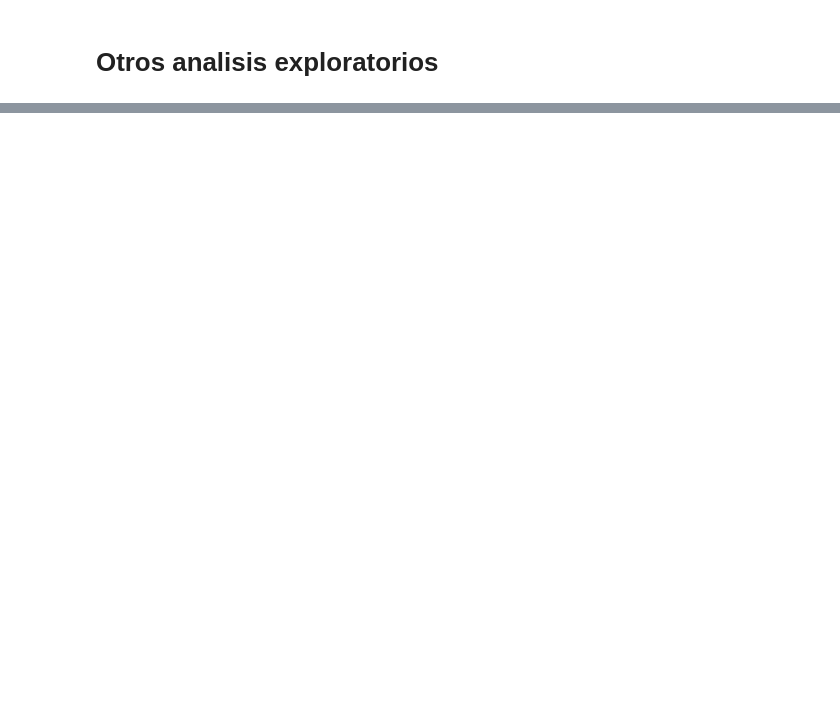
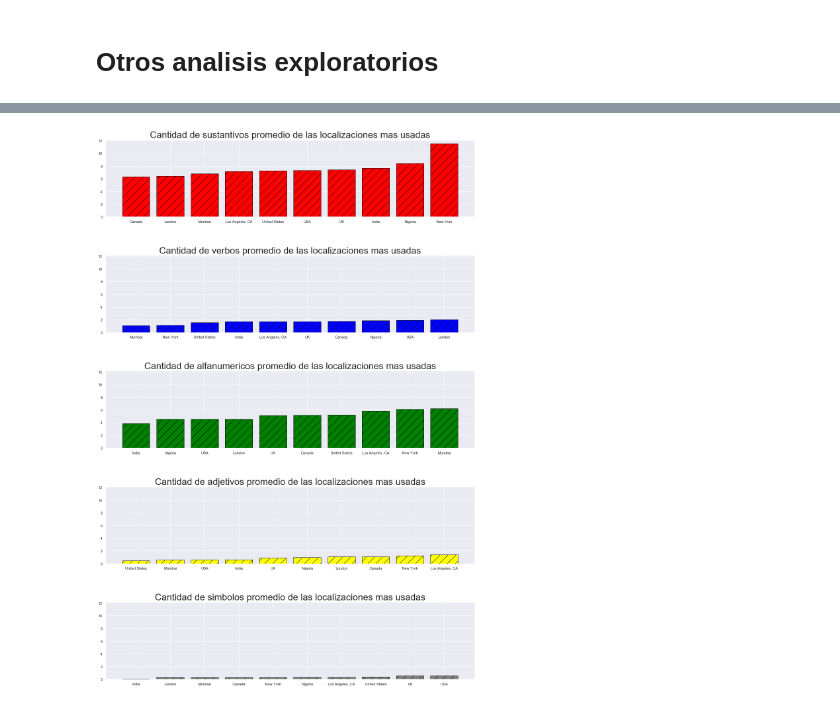
Before and after one commit to SergioCalvani/75.06-Datos-TP1-2020, a Jupyter notebook: TP1 - Analisis Exploratorio - Giova.ipynb, the cells around one changed output, grey strips where cells are left out. Drawn from its saved outputs; the diff is of its cells as text; code cells hidden in the pictures; blank space fills up the shorter version.

```diff
--- a/TP1 - Analisis Exploratorio - Giova.ipynb
+++ b/TP1 - Analisis Exploratorio - Giova.ipynb
@@ -526,0 +546,33 @@ df_text_filtrado.head(2)
+# %%
+from matplotlib.patches import Ellipse, Polygon
+
+sustantivos = df_text_filtrado.groupby('location')['cant_sustantivos'].agg('mean').reset_index(name='mean').sort_values(by='mean')
+verbos = df_text_filtrado.groupby('location')['cant_verbos'].agg('mean').reset_index(name='mean').sort_values(by='mean')
+alfanumericos = df_text_filtrado.groupby('location')['cant_alfanumericos'].agg('mean').reset_index(name='mean').sort_values(by='mean')
+adjetivos = df_text_filtrado.groupby('location')['cant_adjetivos'].agg('mean').reset_index(name='mean').sort_values(by='mean')
+simbolos = df_text_filtrado.groupby('location')['cant_simbolos'].agg('mean').reset_index(name='mean').sort_values(by='mean')
+
+fig, (ax1,ax2,ax3,ax4,ax5) = plt.subplots(nrows=5, ncols=1, figsize=(20, 30), sharey=True)
+
+
+ax1.set_title('Cantidad de sustantivos promedio de las localizaciones mas usadas',fontSize=28)
+ax1.bar(sustantivos['location'],sustantivos['mean'], color='red', edgecolor='black', hatch="/")
+
+ax2.set_title('Cantidad de verbos promedio de las localizaciones mas usadas',fontSize=28)
+ax2.bar(verbos['location'],verbos['mean'], color='blue', edgecolor='black', hatch="/")
+
+ax3.set_title('Cantidad de alfanumericos promedio de las localizaciones mas usadas',fontSize=28)
+ax3.bar(alfanumericos['location'],alfanumericos['mean'], color='green', edgecolor='black', hatch="/")
+
+ax4.set_title('Cantidad de adjetivos promedio de las localizaciones mas usadas',fontSize=28)
+ax4.bar(adjetivos['location'],adjetivos['mean'], color='yellow', edgecolor='black', hatch="/")
+
+ax5.set_title('Cantidad de simbolos promedio de las localizaciones mas usadas',fontSize=28)
+ax5.bar(simbolos['location'],simbolos['mean'], color='gray', edgecolor='black', hatch="/")
+
+
+plt.subplots_adjust(hspace=0.5)
+
+plt.show()
+# %% [output]
+[figure, added]
```
Also changed, not shown: parts of 12 cells of this notebook.
